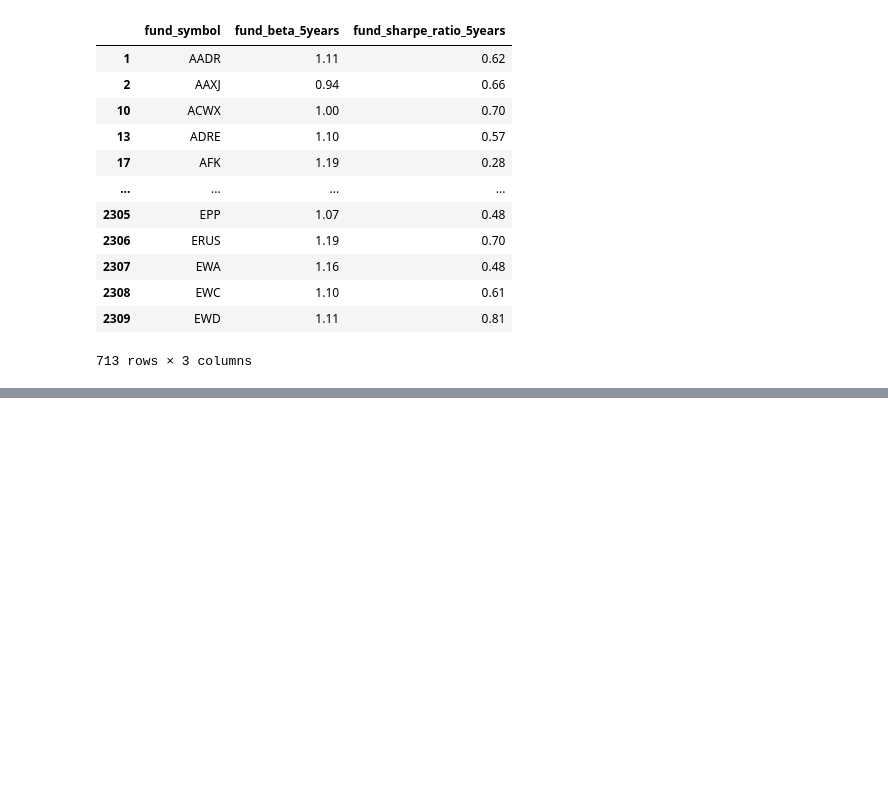
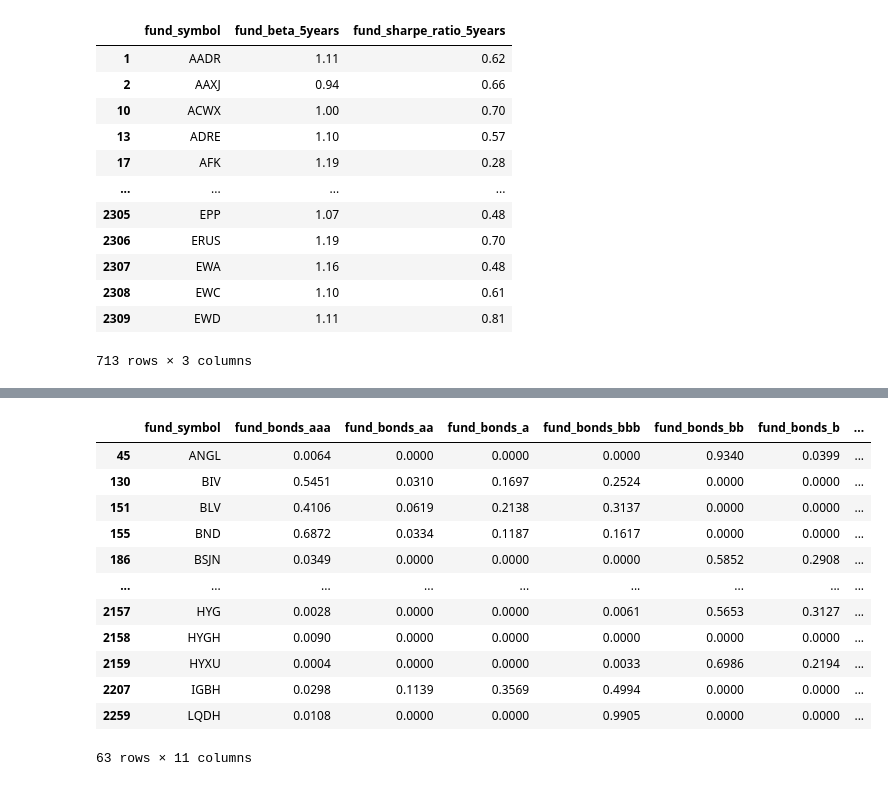
Before and after one commit to ammo888/nu_project1, a Jupyter notebook: portfolio.ipynb, the cells around one changed output, grey strips where cells are left out. Saved outputs shown, nothing was run; the diff lists cells and outputs as text; code cells hidden in the pictures; blank space fills up the shorter version.

```diff
--- a/portfolio.ipynb
+++ b/portfolio.ipynb
@@ -218,3 +253,19 @@ See the caveats in the documentation: https://pandas.pydata.org/pandas-docs/stab
+# %%
+bond_quality
+# %% [output]
+|  | fund_symbol | fund_bonds_aaa | fund_bonds_aa | fund_bonds_a | fund_bonds_bbb | fund_bonds_bb | fund_bonds_b | ... |
+| 45 | ANGL | 0.0064 | 0.0000 | 0.0000 | 0.0000 | 0.9340 | 0.0399 | ... |
+| 130 | BIV | 0.5451 | 0.0310 | 0.1697 | 0.2524 | 0.0000 | 0.0000 | ... |
+| 151 | BLV | 0.4106 | 0.0619 | 0.2138 | 0.3137 | 0.0000 | 0.0000 | ... |
+| 155 | BND | 0.6872 | 0.0334 | 0.1187 | 0.1617 | 0.0000 | 0.0000 | ... |
+| 186 | BSJN | 0.0349 | 0.0000 | 0.0000 | 0.0000 | 0.5852 | 0.2908 | ... |
+| ... | ... | ... | ... | ... | ... | ... | ... | ... |
+| 2157 | HYG | 0.0028 | 0.0000 | 0.0000 | 0.0061 | 0.5653 | 0.3127 | ... |
+| 2158 | HYGH | 0.0090 | 0.0000 | 0.0000 | 0.0000 | 0.0000 | 0.0000 | ... |
+| 2159 | HYXU | 0.0004 | 0.0000 | 0.0000 | 0.0033 | 0.6986 | 0.2194 | ... |
+| 2207 | IGBH | 0.0298 | 0.1139 | 0.3569 | 0.4994 | 0.0000 | 0.0000 | ... |
+| 2259 | LQDH | 0.0108 | 0.0000 | 0.0000 | 0.9905 | 0.0000 | 0.0000 | ... |
+63 rows × 11 columns
 # %%
 # Create a basket of low-risk bonds
 
```
Also changed, not shown: parts of 33 cells of this notebook, 1 other file.
